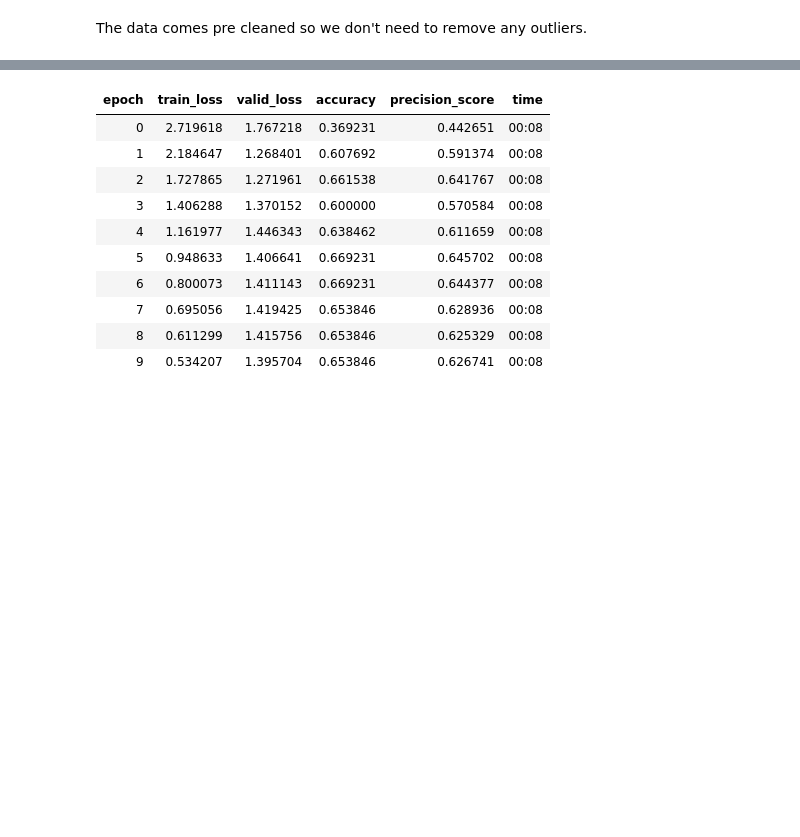
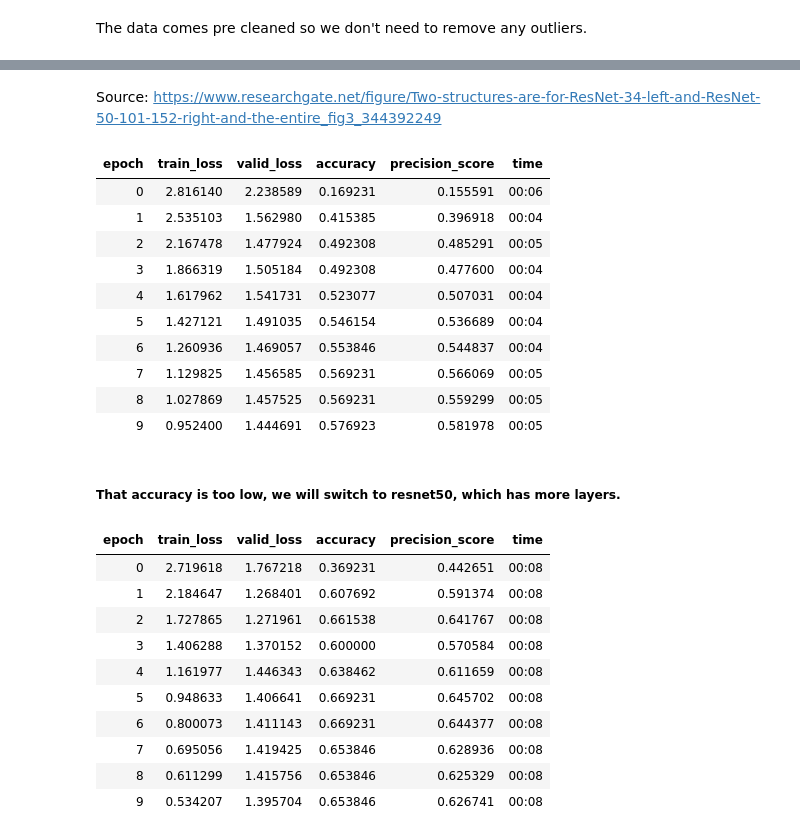
Before and after one commit to noisedu/deepl-learning-final, a Jupyter notebook: Chess Piecer.ipynb, the cells around one changed output, grey strips where cells are left out. Saved outputs shown, nothing was run; the diff lists cells and outputs as text; code cells hidden in the pictures; blank space fills up the shorter version.

```diff
--- a/Chess Piecer.ipynb
+++ b/Chess Piecer.ipynb
@@ -63,3 +65,24 @@ Now let's do some learning. I will be using resnet50 as the pretrained CNN. The
+# %% [markdown]
+Source: https://www.researchgate.net/figure/Two-structures-are-for-ResNet-34-left-and-ResNet-50-101-152-right-and-the-entire_fig3_344392249
+# %%
+learn34 = vision_learner(dls64, resnet34,  metrics=[accuracy,
+               Precision(average='macro')])
+# %%
+learn34.fit_one_cycle(10)
+# %% [output]
+| epoch | train_loss | valid_loss | accuracy | precision_score | time |
+| 0 | 2.816140 | 2.238589 | 0.169231 | 0.155591 | 00:06 |
+| 1 | 2.535103 | 1.562980 | 0.415385 | 0.396918 | 00:04 |
+| 2 | 2.167478 | 1.477924 | 0.492308 | 0.485291 | 00:05 |
+| 3 | 1.866319 | 1.505184 | 0.492308 | 0.477600 | 00:04 |
+| 4 | 1.617962 | 1.541731 | 0.523077 | 0.507031 | 00:04 |
+| 5 | 1.427121 | 1.491035 | 0.546154 | 0.536689 | 00:04 |
+| 6 | 1.260936 | 1.469057 | 0.553846 | 0.544837 | 00:04 |
+| 7 | 1.129825 | 1.456585 | 0.569231 | 0.566069 | 00:05 |
+| 8 | 1.027869 | 1.457525 | 0.569231 | 0.559299 | 00:05 |
+| 9 | 0.952400 | 1.444691 | 0.576923 | 0.581978 | 00:05 |
+# %% [markdown]
+##### That accuracy is too low, we will switch to resnet50, which has more layers.
 # %%
 learn64 = vision_learner(dls64, resnet50,  metrics=[accuracy,
                Precision(average='macro')])
```
Also changed, not shown: parts of 3 cells of this notebook.
